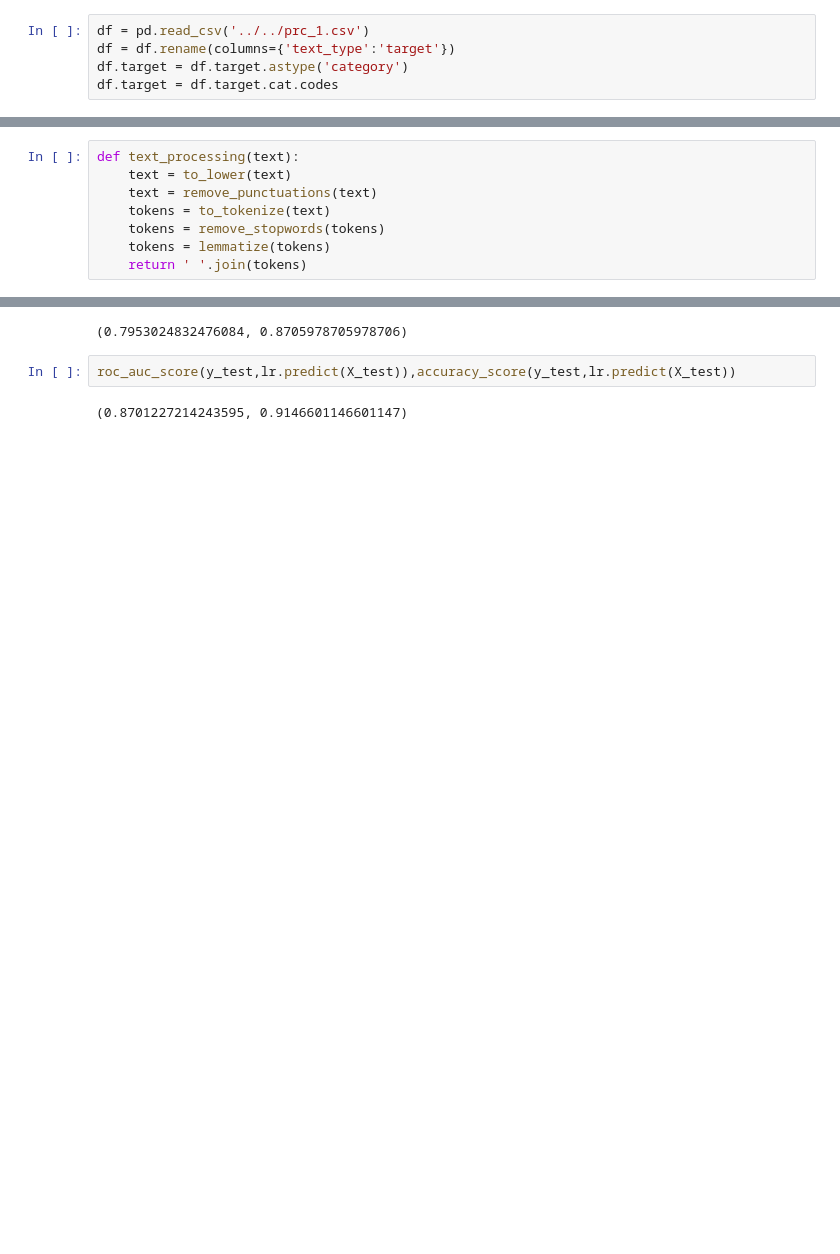
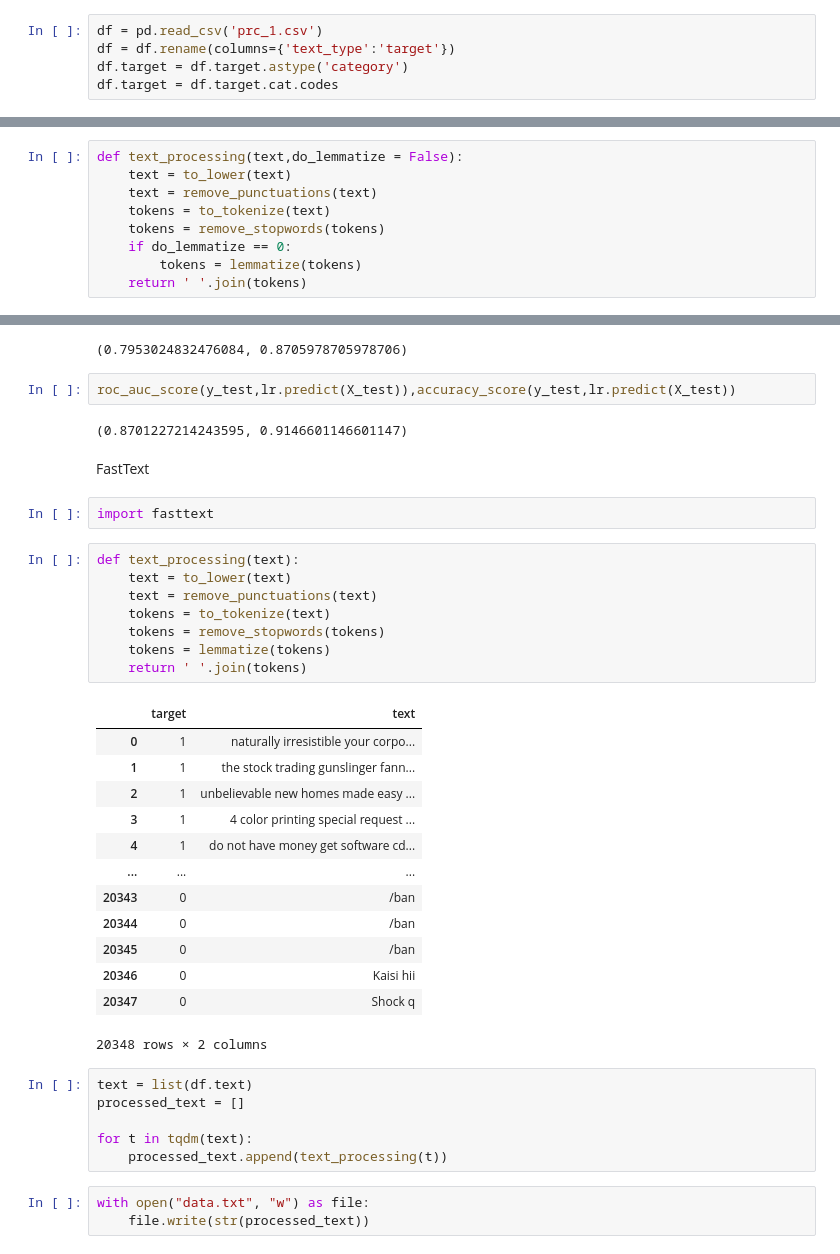
Before and after one commit to jenson1347/nlp_tasks, a Jupyter notebook: task_1/task_1.ipynb, the cells around one changed output, grey strips where cells are left out. Drawn from its saved outputs; the diff is of its cells as text; blank space fills up the shorter version.

Commit message:
trained fasttext + classifier

```diff
--- a/task_1/task_1.ipynb
+++ b/task_1/task_1.ipynb
@@ -6,7 +6,7 @@ from nltk.tokenize import word_tokenize as nltk_word_tokenize
 from nltk.corpus import stopwords
 from tqdm import tqdm
 # %%
-df = pd.read_csv('../../prc_1.csv')
+df = pd.read_csv('prc_1.csv')
 df = df.rename(columns={'text_type':'target'})
 df.target = df.target.astype('category')
 df.target = df.target.cat.codes
@@ -39,12 +39,13 @@ morph = pymorphy2.MorphAnalyzer()
 def lemmatize(tokens):
     return [morph.parse(word)[0].normal_form for word in tokens]
 # %%
-def text_processing(text):
+def text_processing(text,do_lemmatize = False):
     text = to_lower(text)
     text = remove_punctuations(text)
     tokens = to_tokenize(text)
     tokens = remove_stopwords(tokens)
-    tokens = lemmatize(tokens)
+    if do_lemmatize == 0:
+        tokens = lemmatize(tokens)
     return ' '.join(tokens)
 # %%
 text = list(df.text)
@@ -83,3 +82,38 @@ roc_auc_score(y_test,nb.predict(X_test)),accuracy_score(y_test,nb.predict(X_test
 roc_auc_score(y_test,lr.predict(X_test)),accuracy_score(y_test,lr.predict(X_test))
 # %% [output]
 (0.8701227214243595, 0.9146601146601147)
+# %% [markdown]
+FastText
+# %%
+import fasttext
+# %%
+def text_processing(text):
+    text = to_lower(text)
+    text = remove_punctuations(text)
+    tokens = to_tokenize(text)
+    tokens = remove_stopwords(tokens)
+    tokens = lemmatize(tokens)
+    return ' '.join(tokens)
+# %% [output]
+|  | target | text |
+| 0 | 1 | naturally irresistible your corpo... |
+| 1 | 1 | the stock trading gunslinger fann... |
+| 2 | 1 | unbelievable new homes made easy ... |
+| 3 | 1 | 4 color printing special request ... |
+| 4 | 1 | do not have money get software cd... |
+| ... | ... | ... |
+| 20343 | 0 | /ban |
+| 20344 | 0 | /ban |
+| 20345 | 0 | /ban |
+| 20346 | 0 | Kaisi hii |
+| 20347 | 0 | Shock q |
+20348 rows × 2 columns
+# %%
+text = list(df.text)
+processed_text = []
+
+for t in tqdm(text):
+    processed_text.append(text_processing(t))
+# %%
+with open("data.txt", "w") as file:
+    file.write(str(processed_text))
```
Also changed, not shown: parts of 18 cells of this notebook, 5 other files.
